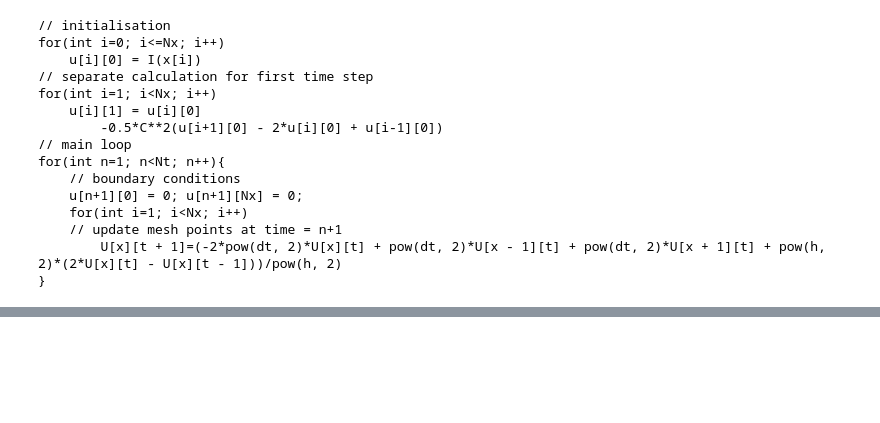
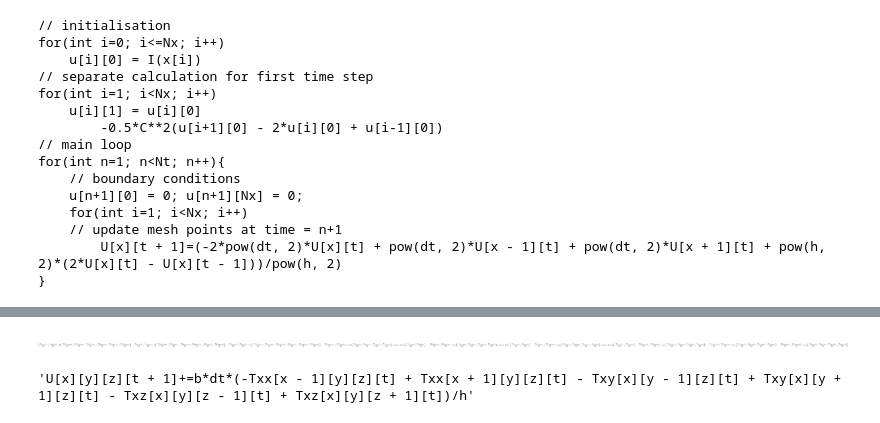
Before and after one commit to devitocodes/opesci-fd, a Jupyter notebook: codegen/demo.ipynb, the cells around one changed output, grey strips where cells are left out. Saved outputs shown, nothing was run; the diff lists cells and outputs as text; code cells hidden in the pictures; blank space fills up the shorter version.

```diff
--- a/codegen/demo.ipynb
+++ b/codegen/demo.ipynb
@@ -69,0 +81,4 @@ for(int n=1; n<Nt; n++){
+# %%
+U,V,W,Txx,Tyy,Tzz,Txy,Tyz,Txz = IndexedBases('U V W Txx Tyy Tzz Txy Tyz Txz')
+x,y,z,t,h,dt = symbols('x y z t h dt')
+b, lam, miu = symbols('b lam miu')
@@ -69,0 +133,14 @@ for(int n=1; n<Nt; n++){
+# %%
+# stress-strain equations
+eq4 = Eq(DtTxx, (lam + 2*miu)*Ux + lam*(Vy+Wz))
+eq5 = Eq(DtTyy, (lam + 2*miu)*Vy + lam*(Ux+Wz))
+eq6 = Eq(DtTzz, (lam + 2*miu)*Wz + lam*(Ux+Vy))
+eq7 = Eq(DtTxy, miu*(Uy+Vx))
+eq8 = Eq(DtTxz, miu*(Uz+Wx))
+eq9 = Eq(DtTyz, miu*(Vz+Wy))
+# %%
+eqs = [eq1,eq2,eq3,eq4,eq5,eq6,eq7,eq8,eq9]
+# %%
+eqs
+# %% [output]
+[figure, added]
@@ -69,0 +158,4 @@ for(int n=1; n<Nt; n++){
+# %%
+U_t
+# %% [output]
+'U[x][y][z][t + 1]+=b*dt*(-Txx[x - 1][y][z][t] + Txx[x + 1][y][z][t] - Txy[x][y - 1][z][t] + Txy[x][y + 1][z][t] - Txz[x][y][z - 1][t] + Txz[x][y][z + 1][t])/h'
```
Also changed, not shown: parts of 8 cells of this notebook, 3 other files.
